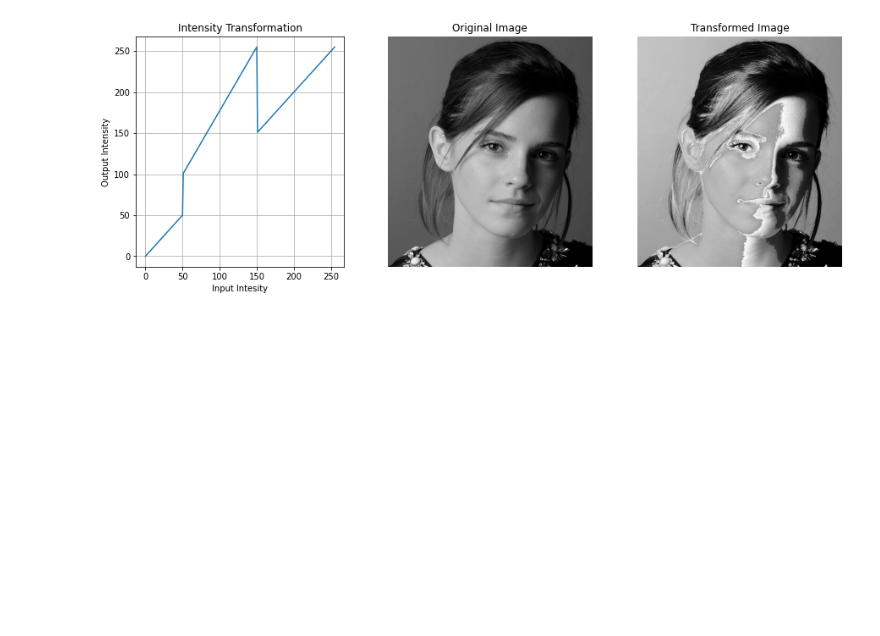
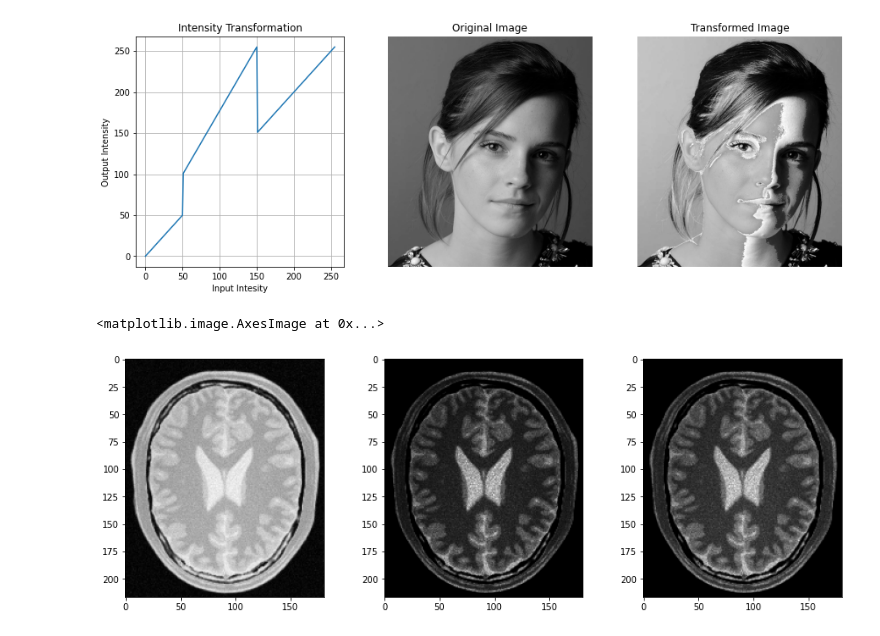
Before and after one commit to SupunDK/Fundamentals-of-Image-Processing, a Jupyter notebook: Assignment 1/190338C_Assignment_1.ipynb, the cells around one changed output. Saved outputs shown, nothing was run; the diff lists cells and outputs as text; code cells hidden in the pictures; blank space fills up the shorter version.

Commit message:
Add the white matter and gray matter accentuation

```diff
--- a/Assignment 1/190338C_Assignment_1.ipynb
+++ b/Assignment 1/190338C_Assignment_1.ipynb
@@ -32,3 +32,24 @@ ax[2].set_title("Transformed Image")
 # %% [output]
 Text(0.5, 1.0, 'Transformed Image')
 [figure]
+# %%
+brain_img = cv.imread(r"Images\brain_proton_density_slice.png", cv.IMREAD_GRAYSCALE)
+
+gamma_white = 5
+gamma_gray = 4
+
+gamma_correction_white_matter = np.array([ (i/255.0)**gamma_white * 255.0 for i in range(0, 256) ]).astype(np.uint8)
+gamma_correction_gray_matter = np.array([ (i/255.0)**gamma_gray * 255.0 for i in range(0, 256) ]).astype(np.uint8)
+
+#gamma_correction_white_matter[ gamma_correction_white_matter < 51] = 0
+
+brain_img_white_matter = cv.LUT(brain_img, gamma_correction_white_matter)
+brain_img_gray_matter = cv.LUT(brain_img, gamma_correction_gray_matter)
+
+fig, ax = plt.subplots(1, 3, figsize=(15, 5))
+ax[0].imshow(brain_img, cmap = "gray", vmax = 255, vmin = 0)
+ax[1].imshow(brain_img_white_matter, cmap = "gray")
+ax[2].imshow(brain_img_gray_matter, cmap = "gray")
+# %% [output]
+<matplotlib.image.AxesImage at 0x...>
+[figure, added]
```
